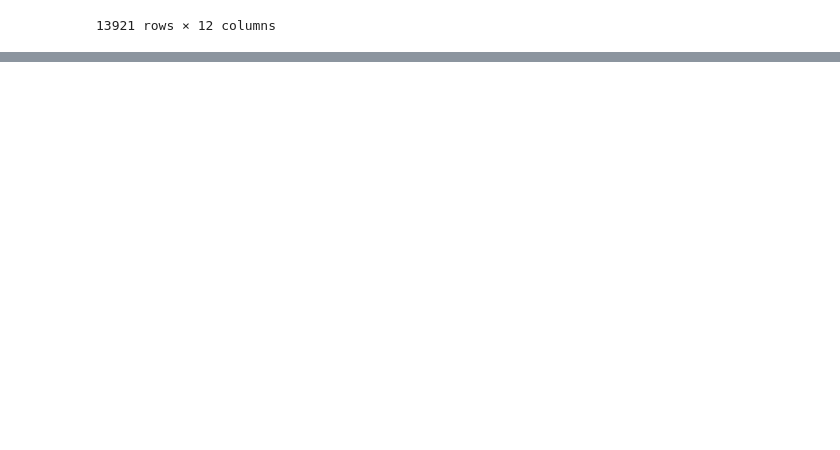
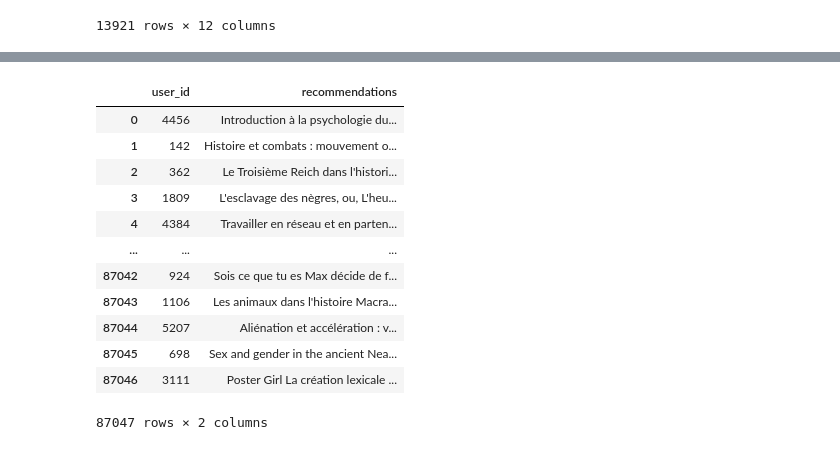
Before and after one commit to ML-brooowss/ML, a Jupyter notebook: amelie.ipynb, the cells around one changed output, grey strips where cells are left out. Cells and saved outputs as stored; diff of their text form; code cells hidden in the pictures; blank space fills up the shorter version.

```diff
--- a/amelie.ipynb
+++ b/amelie.ipynb
@@ -510,0 +607,7 @@ pd.read_csv('isbn_enhanced.csv')
+# %%
+import pandas as pd
+import random
+t = pd.read_csv('items_enhanced_final.csv')
+# %%
+users = pd.read_csv('data/interactions_train.csv')
+users
@@ -510,0 +628,9 @@ pd.read_csv('isbn_enhanced.csv')
+# %%
+sample_rows = []
+for user in users['u']:  # generate for the first 100 books (adjust as needed)
+    # Choose 10 random titles that aren't the same as the base title
+    recommendations = random.sample(list(t['i']), 10)
+    rec_str = " ".join(str(r) for r in recommendations)
+    sample_rows.append({"user_id": user, "recommendations": rec_str})
+
+# Create DataFrame
@@ -510,0 +639,16 @@ pd.read_csv('isbn_enhanced.csv')
+# %%
+pd.DataFrame(sample_rows)
+# %% [output]
+|  | user_id | recommendations |
+| 0 | 4456 | Introduction à la psychologie du... |
+| 1 | 142 | Histoire et combats : mouvement o... |
+| 2 | 362 | Le Troisième Reich dans l'histori... |
+| 3 | 1809 | L'esclavage des nègres, ou, L'heu... |
+| 4 | 4384 | Travailler en réseau et en parten... |
+| ... | ... | ... |
+| 87042 | 924 | Sois ce que tu es Max décide de f... |
+| 87043 | 1106 | Les animaux dans l'histoire Macra... |
+| 87044 | 5207 | Aliénation et accélération : v... |
+| 87045 | 698 | Sex and gender in the ancient Nea... |
+| 87046 | 3111 | Poster Girl La création lexicale ... |
+87047 rows × 2 columns
```
Also changed, not shown: parts of 14 cells of this notebook, 10 other files.
